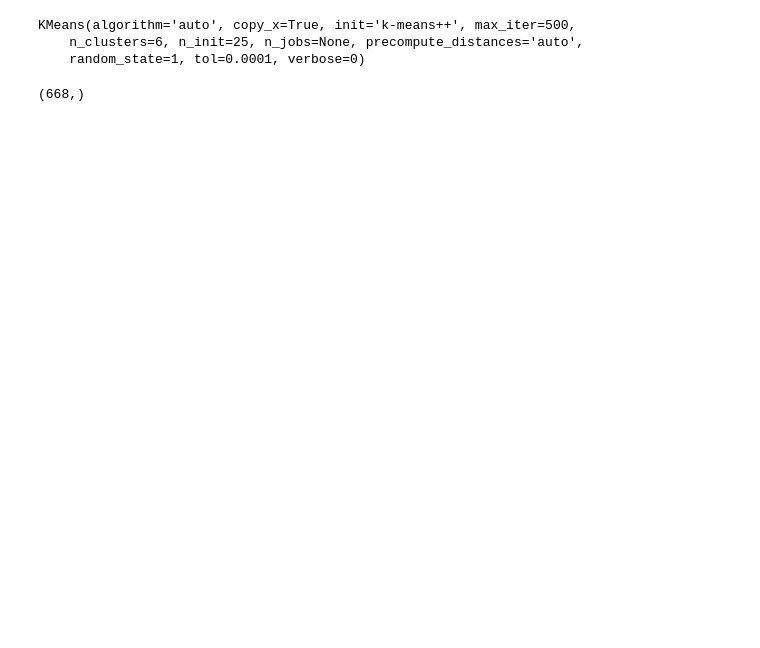
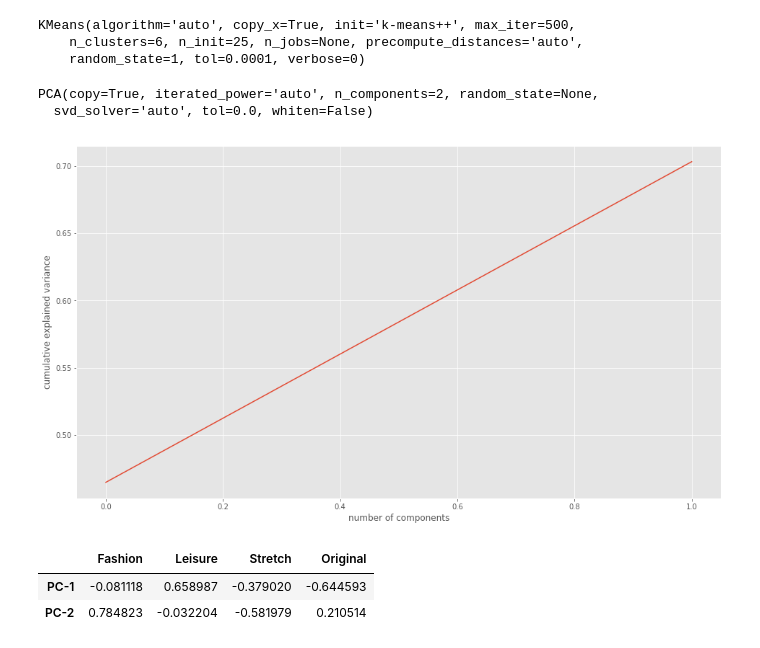
Before and after one commit to LinhHoang8997/Python-vs-R, a Jupyter notebook: Clustering in Python.ipynb, the cells around one changed output. Cells and saved outputs as stored; diff of their text form; code cells hidden in the pictures; blank space fills up the shorter version.

```diff
--- a/Clustering in Python.ipynb
+++ b/Clustering in Python.ipynb
@@ -116,7 +115,25 @@ labels = kmeans.predict(df_clean)
 # %%
 # Where the centroids were so that we can see them in the graph
 centroids = kmeans.cluster_centers_
-# %%
-labels.shape
-# %% [output]
-(668,)
+# %%
+from sklearn.decomposition import PCA
+pca = PCA(n_components=2)
+pca.fit(df_clean)
+# %% [output]
+PCA(copy=True, iterated_power='auto', n_components=2, random_state=None,
+  svd_solver='auto', tol=0.0, whiten=False)
+# %%
+pca.fit(df_clean)
+plt.plot(np.cumsum(pca.explained_variance_ratio_))
+plt.xlabel('number of components')
+plt.ylabel('cumulative explained variance')
+plt.show()
+# %% [output]
+[figure, added]
+# %%
+# Correlation between principal components and the underlying features (varibl)
+pd.DataFrame(pca.components_,columns=df_clean.columns,index = ['PC-1','PC-2'])
+# %% [output]
+|  | Fashion | Leisure | Stretch | Original |
+| PC-1 | -0.081118 | 0.658987 | -0.379020 | -0.644593 |
+| PC-2 | 0.784823 | -0.032204 | -0.581979 | 0.210514 |
```
Also changed, not shown: parts of 6 cells of this notebook, 14 other files.
